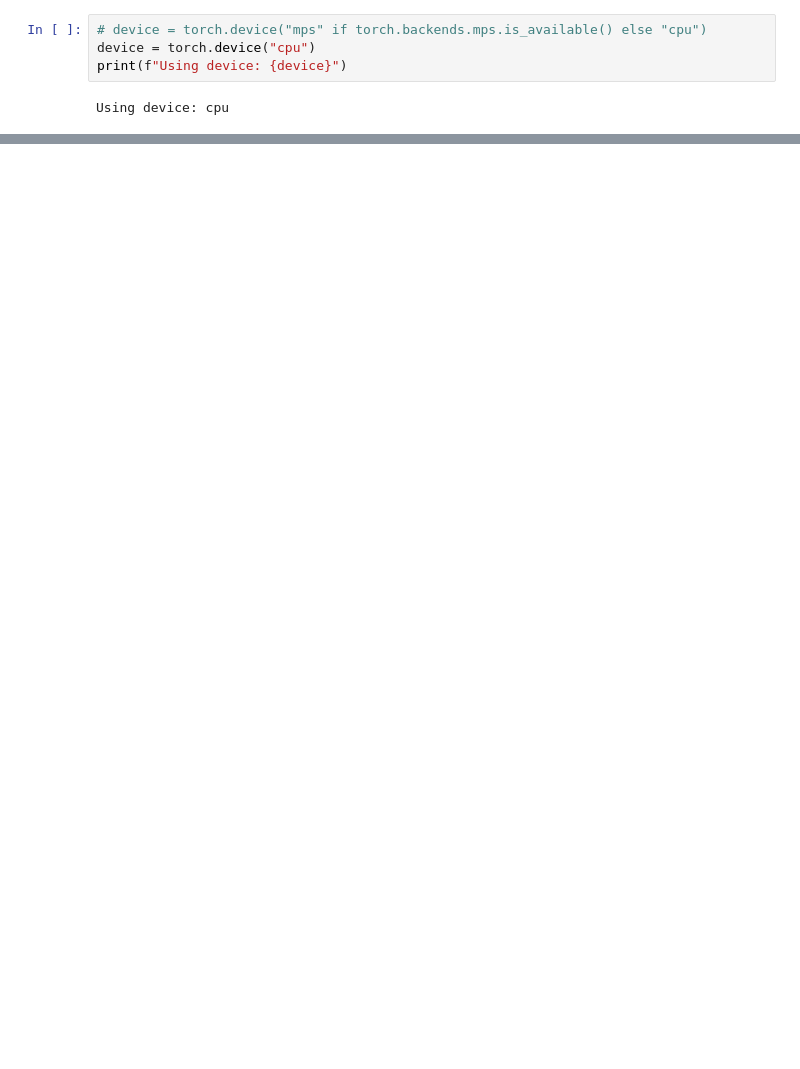
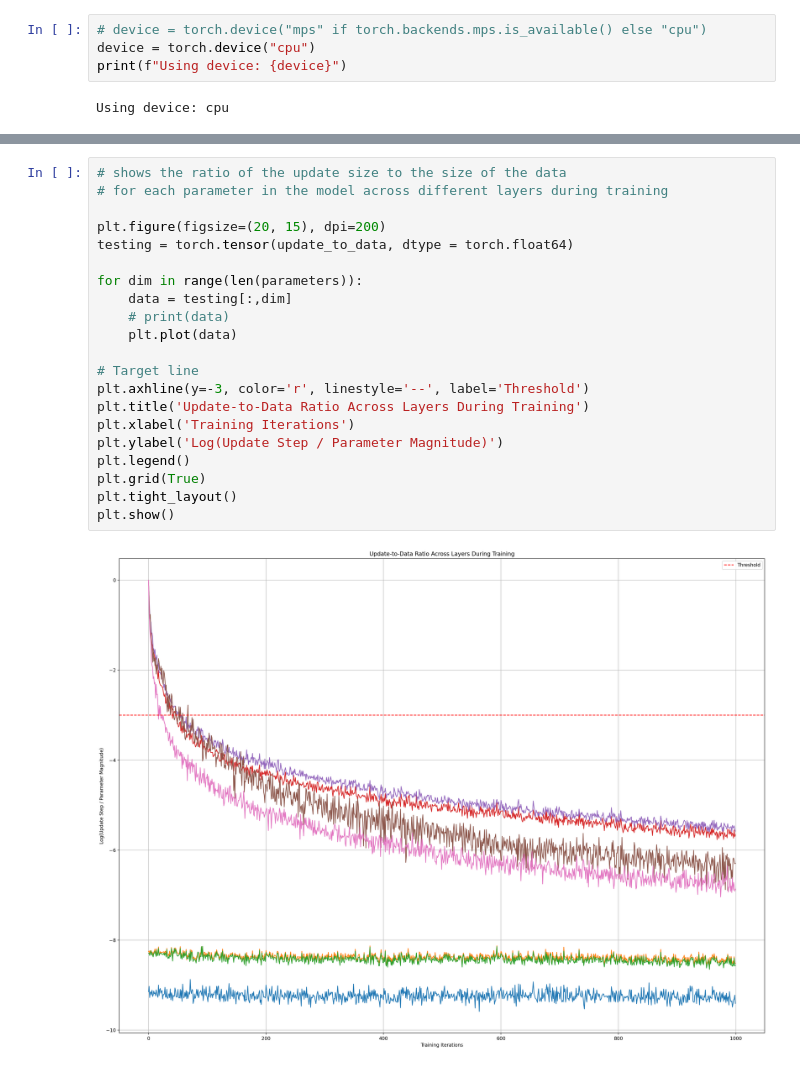
Before and after one commit to TeddyBytes/ML-Projects, a Jupyter notebook: MLP/MLP.ipynb, the cells around one changed output, grey strips where cells are left out. Saved outputs shown, nothing was run; the diff lists cells and outputs as text; blank space fills up the shorter version.

Commit message:
finished character level, n gram model

```diff
--- a/MLP/MLP.ipynb
+++ b/MLP/MLP.ipynb
@@ -236,0 +289,23 @@ plt.show()
+# %%
+# shows the ratio of the update size to the size of the data
+# for each parameter in the model across different layers during training
+
+plt.figure(figsize=(20, 15), dpi=200)
+testing = torch.tensor(update_to_data, dtype = torch.float64)
+
+for dim in range(len(parameters)):
+    data = testing[:,dim]
+    # print(data)
+    plt.plot(data)
+
+# Target line
+plt.axhline(y=-3, color='r', linestyle='--', label='Threshold')
+plt.title('Update-to-Data Ratio Across Layers During Training')
+plt.xlabel('Training Iterations')
+plt.ylabel('Log(Update Step / Parameter Magnitude)')
+plt.legend()
+plt.grid(True)
+plt.tight_layout()
+plt.show()
+# %% [output]
+[figure, added]
```
Also changed, not shown: parts of 13 cells of this notebook.
